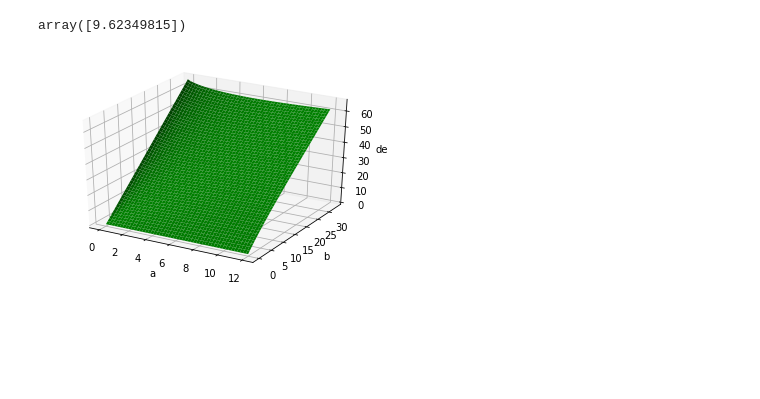
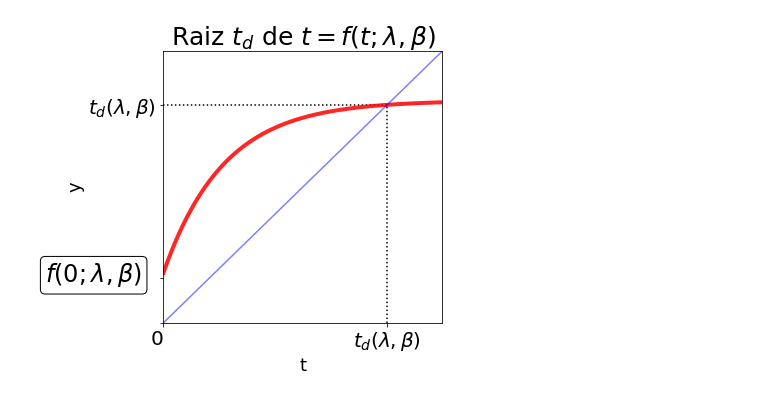
Before and after one commit to arangogithub/pylearn, a Jupyter notebook: TiempodeVuelo.ipynb, the cells around one changed output. Saved outputs shown, nothing was run; the diff lists cells and outputs as text; code cells hidden in the pictures; blank space fills up the shorter version.

```diff
--- a/TiempodeVuelo.ipynb
+++ b/TiempodeVuelo.ipynb
@@ -13,6 +31,3 @@ M, N = 200, 200
 a_valores = np.linspace(a0, tmax, N)
 b_valores = np.linspace(b0, bmax, N)
 t_valores = np.linspace(0, tmax, N)
-# %%
-def f(t,a,b):
-    return -a*np.log(1+b/a)+b + (a+b)*(1- np.exp(-t/a))
@@ -37,4 +33,0 @@ def t_desc(a,b):
-# %%
-t_desc(2.6,5)
-# %% [output]
-array([9.62349815])
@@ -43,17 +34,34 @@ desc = np.vectorize(t_desc)
+# %%
+td_generico = t_desc(2.6,5)[0]
+f_generico = f(t_valores, 2.6,5)
+# %%
+fig = plt.figure(figsize =(5,5))
+ax = fig.subplots(1, 1)
+ax.set_title(r'Raiz $t_d$ de $t = f(t;\lambda, \beta)$', fontsize=25)
+ax.plot(t_valores,f_generico,  c='r',  linewidth=4, alpha=0.85)
+ax.plot(t_valores,t_valores,  c='b', alpha=0.5)
+
+plt.hlines(td_generico, 0, td_generico, colors='k', linestyles='dotted')
+plt.vlines(td_generico, 0, td_generico, colors='k', linestyles='dotted')
+
+ax.set_xlim(0.0, 12)
+ax.set_ylim(0.0, 12)
+ax.set_xlabel('t', fontsize=18)
+ax.set_ylabel('y', fontsize=18)
+
+plt.yticks((0,2,td_generico), (" ", " ", r'$t_d(\lambda,\beta$)'))
+plt.xticks((0,td_generico), ("0  ", r'$t_d(\lambda,\beta$)'))
+
+plt.text(-3, 2.1, r'$f(0; \lambda,\beta$)',
+         {'color': 'black', 'fontsize': 24, 'ha': 'center', 'va': 'center',
+          'bbox': dict(boxstyle="round", fc="white", ec="black", pad=0.2)})
+plt.tick_params(labelsize=20)
+plt.show()
+# %% [output]
+[figure, added]
 # %%
 aa, bb =  np.meshgrid(a_valores,b_valores)
 td = desc(aa, bb)
-# %%
-fig = plt.figure()
-ax = plt.axes(projection="3d")
-ax.plot_surface(aa, bb, td, color='green')
-ax.set_xlabel('a')
-ax.set_ylabel('b')
-ax.set_zlabel('desc')
-
-plt.show()
-# %% [output]
-[figure, removed]
 # %%
 f_valores = f(t_valores,2.6,5)
 ta_valores = ta(2.6,b_valores)
```
Also changed, not shown: parts of 15 cells of this notebook.
